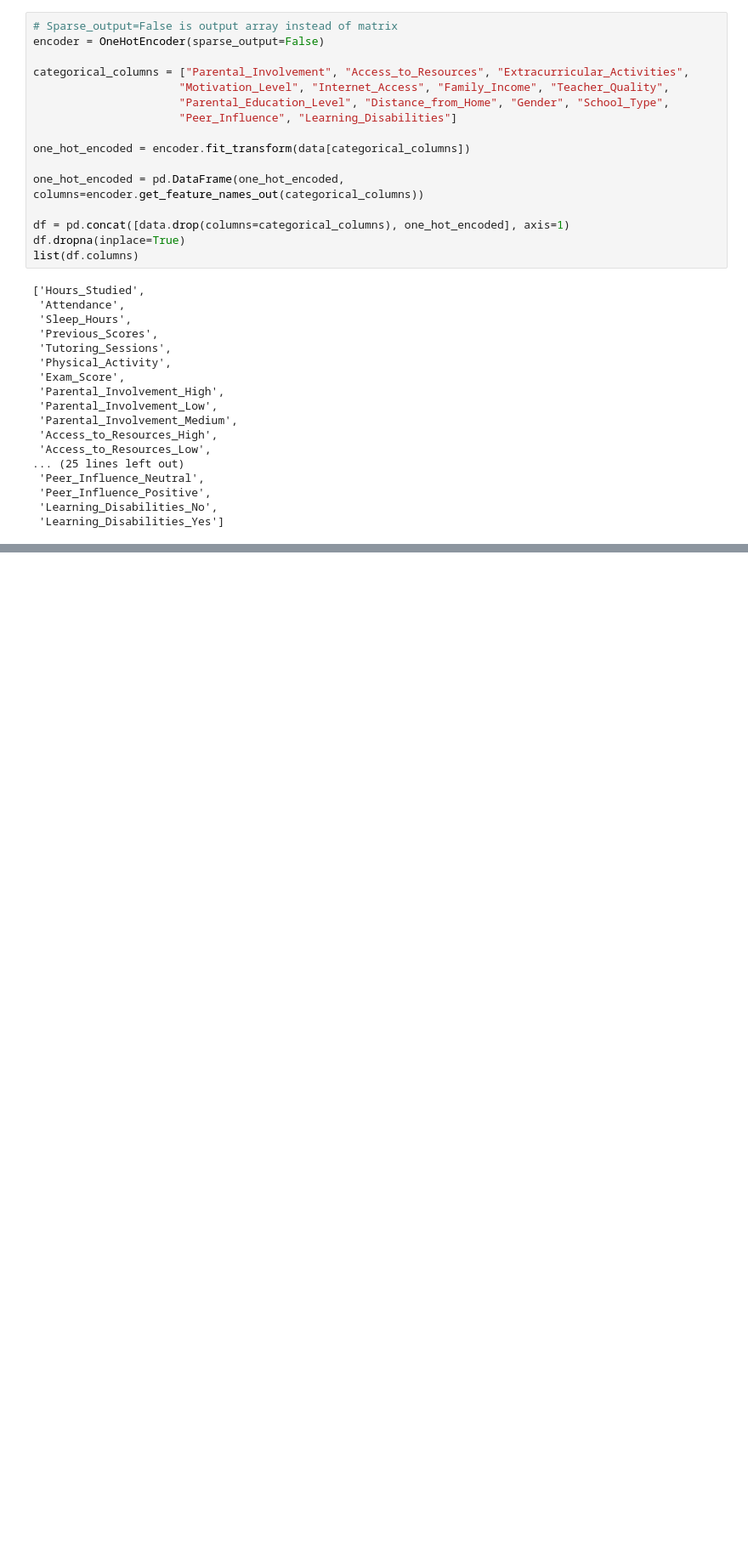
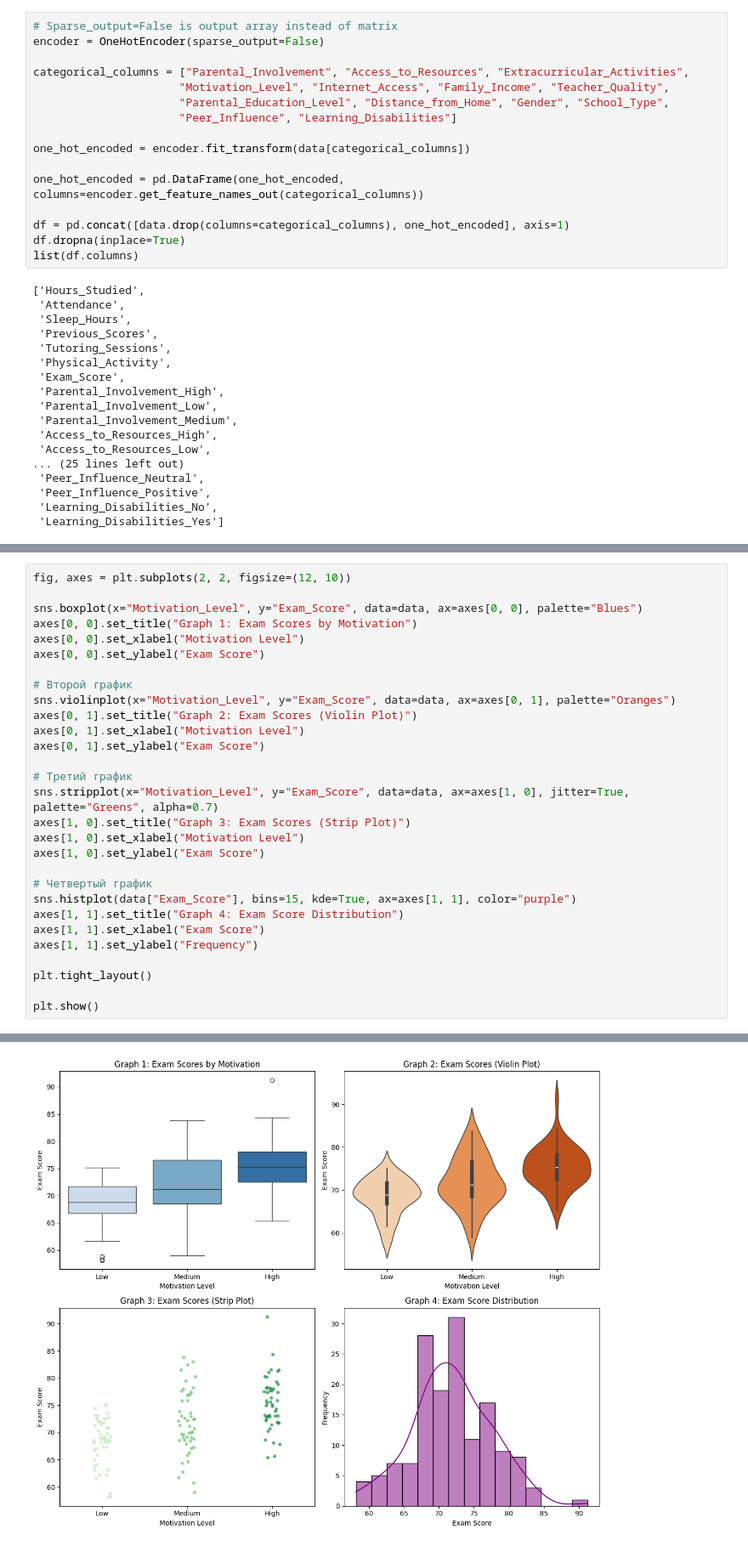
Before and after one commit to uylag/march_conference, a Jupyter notebook: Conference.ipynb, the cells around one changed output, grey strips where cells are left out. Shown at 85% size. Drawn from its saved outputs; the diff is of its cells as text; blank space fills up the shorter version.

```diff
--- a/Conference.ipynb
+++ b/Conference.ipynb
@@ -91,0 +157,30 @@ list(df.columns)
+# %%
+fig, axes = plt.subplots(2, 2, figsize=(12, 10))
+
+sns.boxplot(x="Motivation_Level", y="Exam_Score", data=data, ax=axes[0, 0], palette="Blues")
+axes[0, 0].set_title("Graph 1: Exam Scores by Motivation")
+axes[0, 0].set_xlabel("Motivation Level")
+axes[0, 0].set_ylabel("Exam Score")
+
+# Второй график
+sns.violinplot(x="Motivation_Level", y="Exam_Score", data=data, ax=axes[0, 1], palette="Oranges")
+axes[0, 1].set_title("Graph 2: Exam Scores (Violin Plot)")
+axes[0, 1].set_xlabel("Motivation Level")
+axes[0, 1].set_ylabel("Exam Score")
+
+# Третий график
+sns.stripplot(x="Motivation_Level", y="Exam_Score", data=data, ax=axes[1, 0], jitter=True, palette="Greens", alpha=0.7)
+axes[1, 0].set_title("Graph 3: Exam Scores (Strip Plot)")
+axes[1, 0].set_xlabel("Motivation Level")
+axes[1, 0].set_ylabel("Exam Score")
+
+# Четвертый график
+sns.histplot(data["Exam_Score"], bins=15, kde=True, ax=axes[1, 1], color="purple")
+axes[1, 1].set_title("Graph 4: Exam Score Distribution")
+axes[1, 1].set_xlabel("Exam Score")
+axes[1, 1].set_ylabel("Frequency")
+
+plt.tight_layout()
+
+plt.show()
+# %% [output]
@@ -91,0 +198 @@ list(df.columns)
+[figure, added]
```
Also changed, not shown: parts of 3 cells of this notebook, 1 other file.
